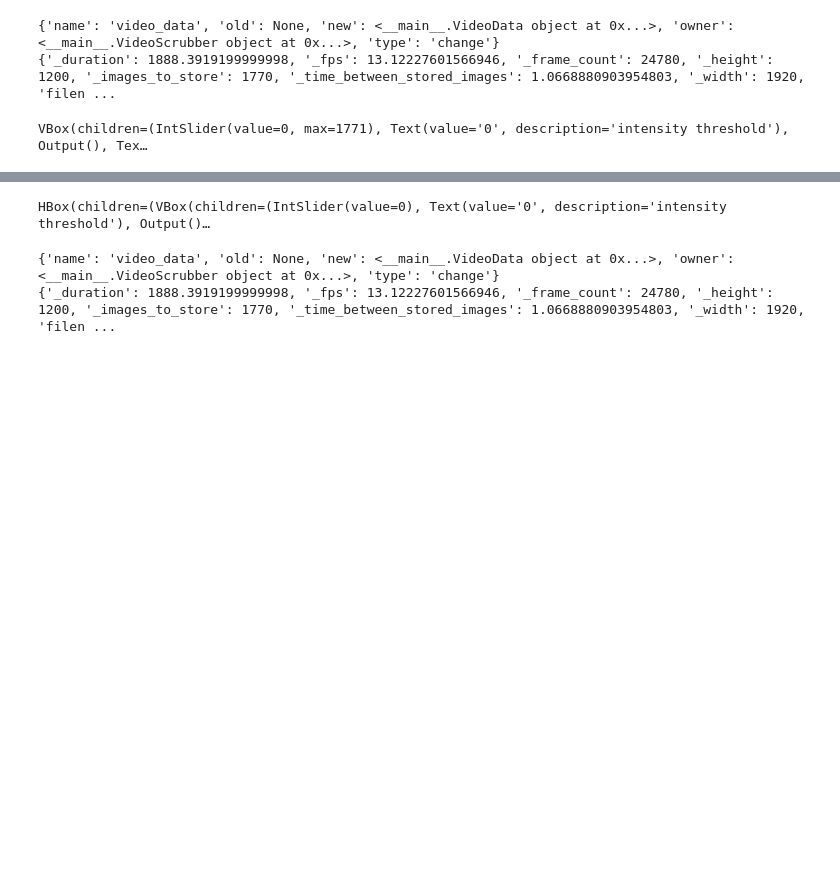
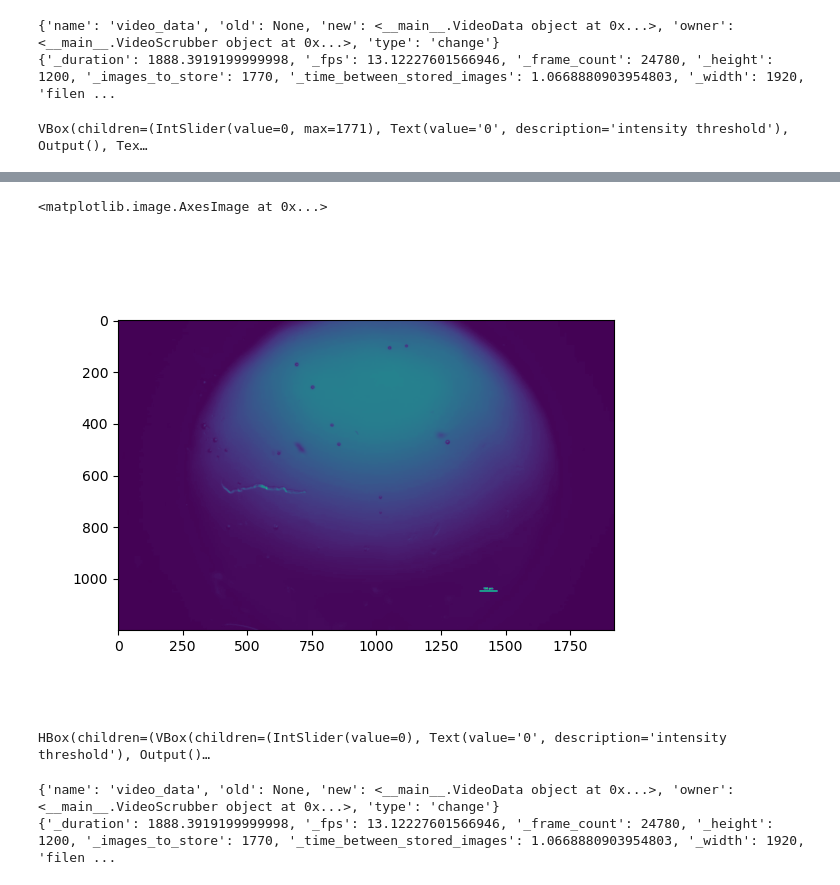
Before and after one commit to TheMartinLab/crystal-video, a Jupyter notebook: draw-on-movie.ipynb, the cells around one changed output, grey strips where cells are left out. Cells and saved outputs as stored; diff of their text form; code cells hidden in the pictures; blank space fills up the shorter version.

```diff
--- a/draw-on-movie.ipynb
+++ b/draw-on-movie.ipynb
@@ -290,3 +300,10 @@ import some_math
+# %%
+fig, ax = plt.subplots()
+
+ax.imshow(v._data[0])
+# %% [output]
+<matplotlib.image.AxesImage at 0x...>
+[figure, added]
 # %%
 class UI(traitlets.HasTraits):
     frame_idx = traitlets.Integer()
```
Also changed, not shown: parts of 41 cells of this notebook, 1 other file.
